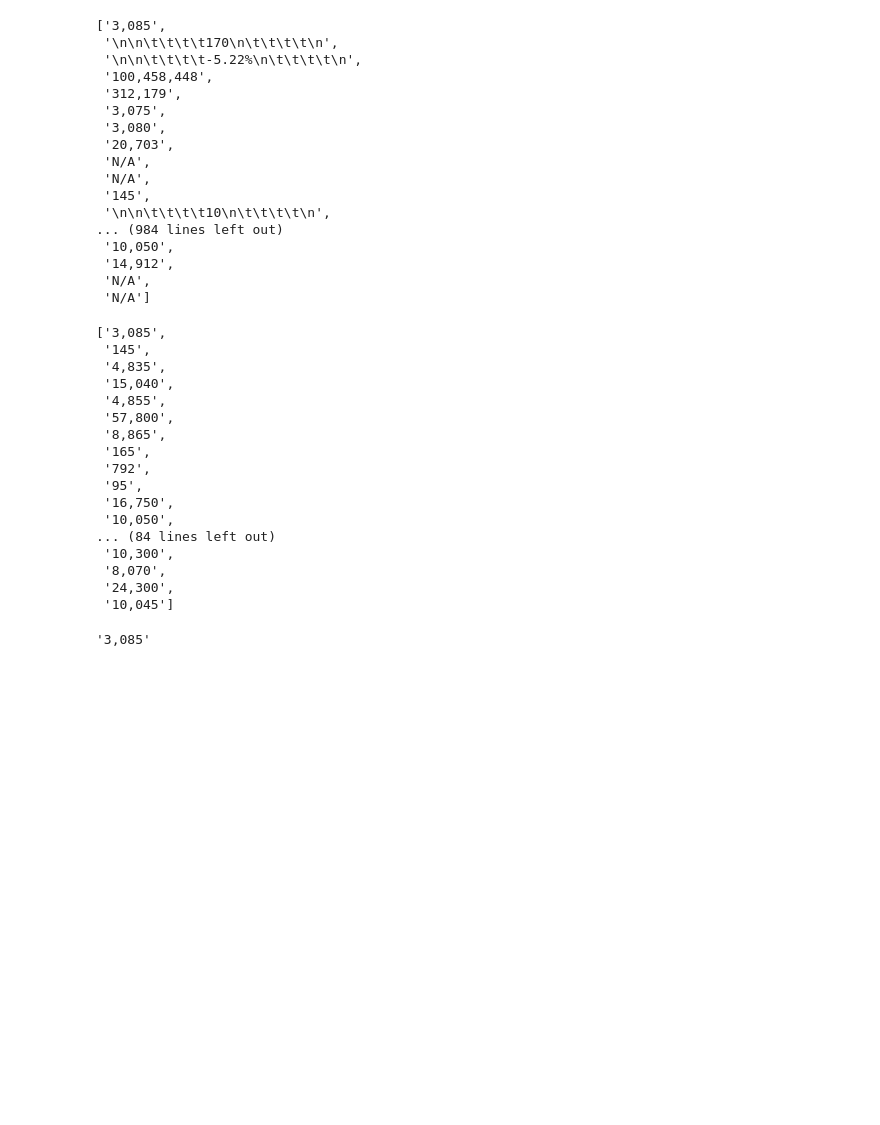
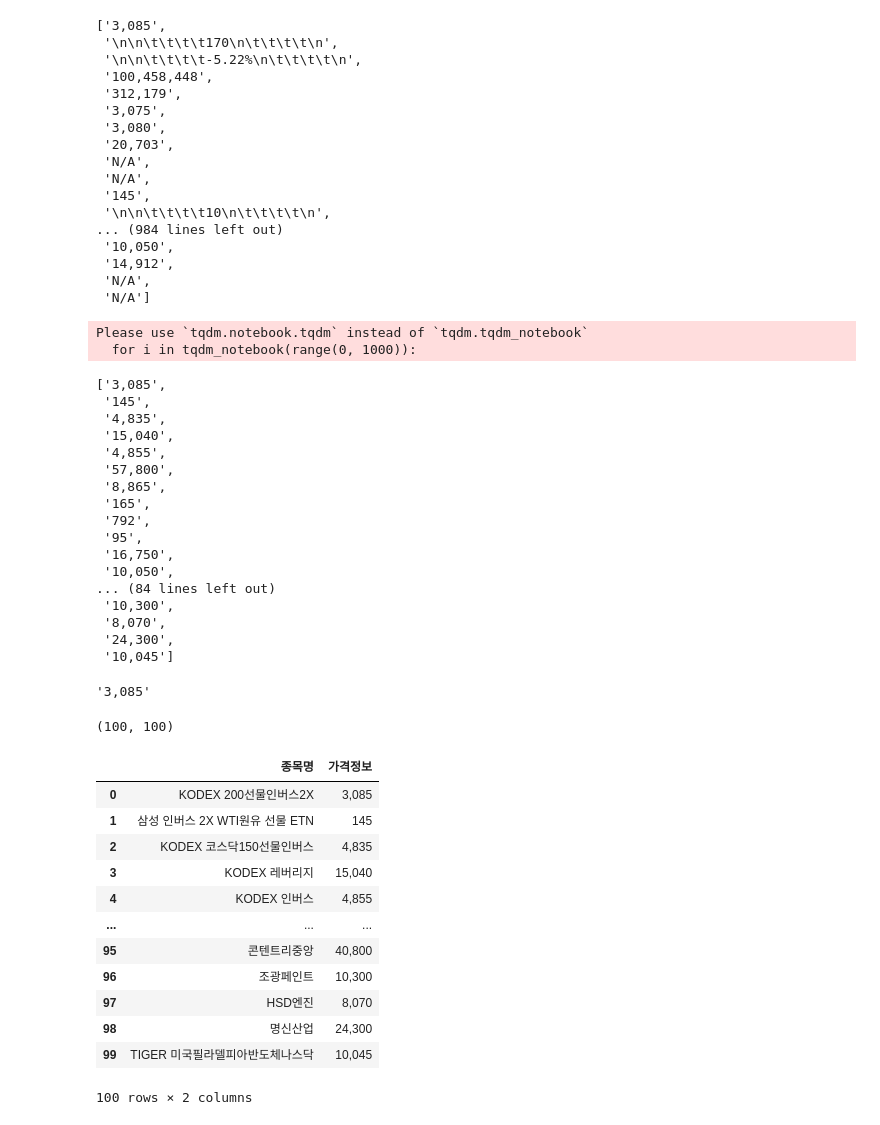
Before and after one commit to eeyeji/Crawling, a Jupyter notebook: 1일차.ipynb, the cells around one changed output. Saved outputs shown, nothing was run; the diff lists cells and outputs as text; code cells hidden in the pictures; blank space fills up the shorter version.

```diff
--- a/1일차.ipynb
+++ b/1일차.ipynb
@@ -287,29 +291,32 @@ price_raw_list
 #i = 인덱싱이용하여 현재가만 출력하기 위해서 10으로 나눠줘야함
 #현재가~ROE가 10개의 컬럼이기 때문에 현재가.col만 추출하기 위해서
 price_list=[]
-for i in range(0, 1000):
+#for i in tqdm(range(0, 1000)):
+for i in tqdm_notebook(range(0, 1000)):
     if i % 10 == 0 :
         price = price_raw_list[i]
         price_list.append(price)
 price_list
 # %% [output]
-['3,085',
- '145',
- '4,835',
- '15,040',
- '4,855',
- '57,800',
- '8,865',
- '165',
- '792',
- '95',
- '16,750',
- '10,050',
-... (84 lines left out)
- '10,300',
- '8,070',
- '24,300',
- '10,045']
+Please use `tqdm.notebook.tqdm` instead of `tqdm.tqdm_notebook`
+  for i in tqdm_notebook(range(0, 1000)):
+['3,085',
+ '145',
+ '4,835',
+ '15,040',
+ '4,855',
+ '57,800',
+ '8,865',
+ '165',
+ '792',
+ '95',
+ '16,750',
+ '10,050',
+... (84 lines left out)
+ '10,300',
+ '8,070',
+ '24,300',
+ '10,045']
 # %%
 price[0].text
 # %% [output]
@@ -316,0 +327,23 @@ price[0].text
+# %%
+len(price_list), len(title_list)
+# %% [output]
+(100, 100)
+# %%
+data={'종목명' : title_list, '가격정보' : price_list}
+# %%
+kospi = pd.DataFrame(data)
+kospi
+# %% [output]
+|  | 종목명 | 가격정보 |
+| 0 | KODEX 200선물인버스2X | 3,085 |
+| 1 | 삼성 인버스 2X WTI원유 선물 ETN | 145 |
+| 2 | KODEX 코스닥150선물인버스 | 4,835 |
+| 3 | KODEX 레버리지 | 15,040 |
+| 4 | KODEX 인버스 | 4,855 |
+| ... | ... | ... |
+| 95 | 콘텐트리중앙 | 40,800 |
+| 96 | 조광페인트 | 10,300 |
+| 97 | HSD엔진 | 8,070 |
+| 98 | 명신산업 | 24,300 |
+| 99 | TIGER 미국필라델피아반도체나스닥 | 10,045 |
+100 rows × 2 columns
```
Also changed, not shown: parts of 3 cells of this notebook, 1 other file.
